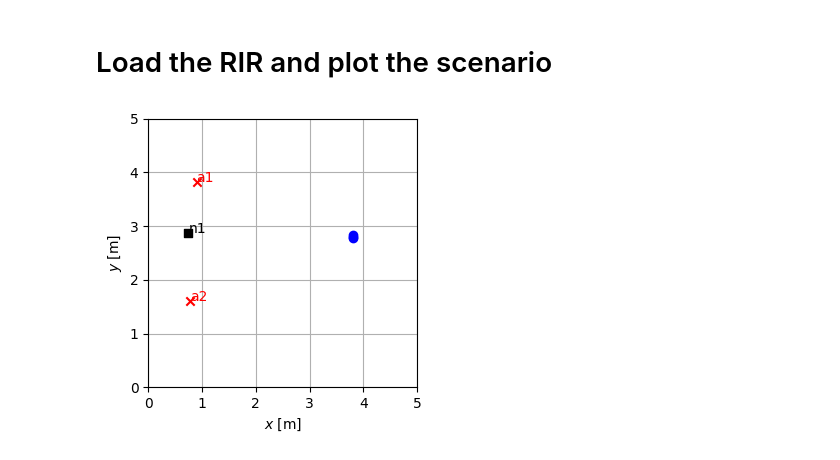
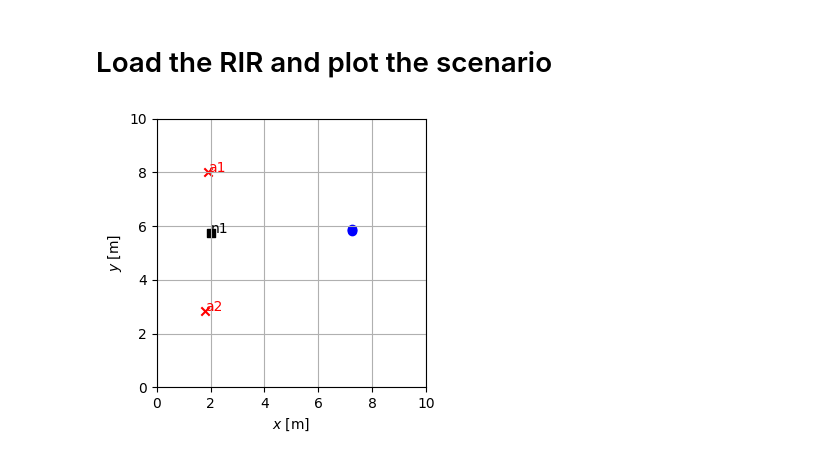
Before and after one commit to andyvdv/Brain_Computer_Interface_Directional_Acoustic_Zoom, a Jupyter notebook: analysis.ipynb, the cells around one changed output. Saved outputs shown, nothing was run; the diff lists cells and outputs as text; code cells hidden in the pictures.

```diff
--- a/analysis.ipynb
+++ b/analysis.ipynb
@@ -5,10 +5,10 @@ from package.gui_utils import load_rirs, plot_rirs
 # %% [markdown]
 # Load the RIR and plot the scenario
 # %%
-acousticScenario = load_rirs(path='/Users/rudi/Dropbox/MSc EE/P&D ISSP/Brain_Computer_Interface_Directional_Acoustic_Zoom/rirs/rirs_20230215_17h09m20s.pkl.gz')
+acousticScenario = load_rirs(path='/Users/rudi/Dropbox/MSc EE/P&D ISSP/Brain_Computer_Interface_Directional_Acoustic_Zoom/rirs/rirs_20230216_16h10m08s.pkl.gz')
 acousticScenario.plot_asc()
 # %% [output]
-[figure, old version]
+[figure, new version]
 # %%
 print(acousticScenario)
 print(acousticScenario.RIRsAudio.shape)
```
Also changed, not shown: parts of 1 cell of this notebook, 13 other files.
